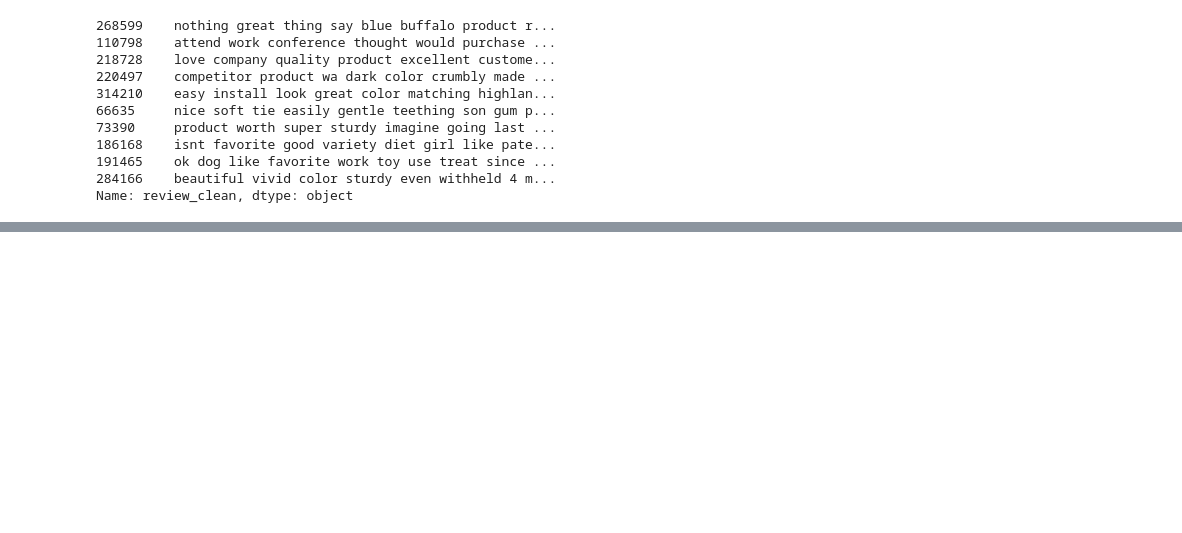
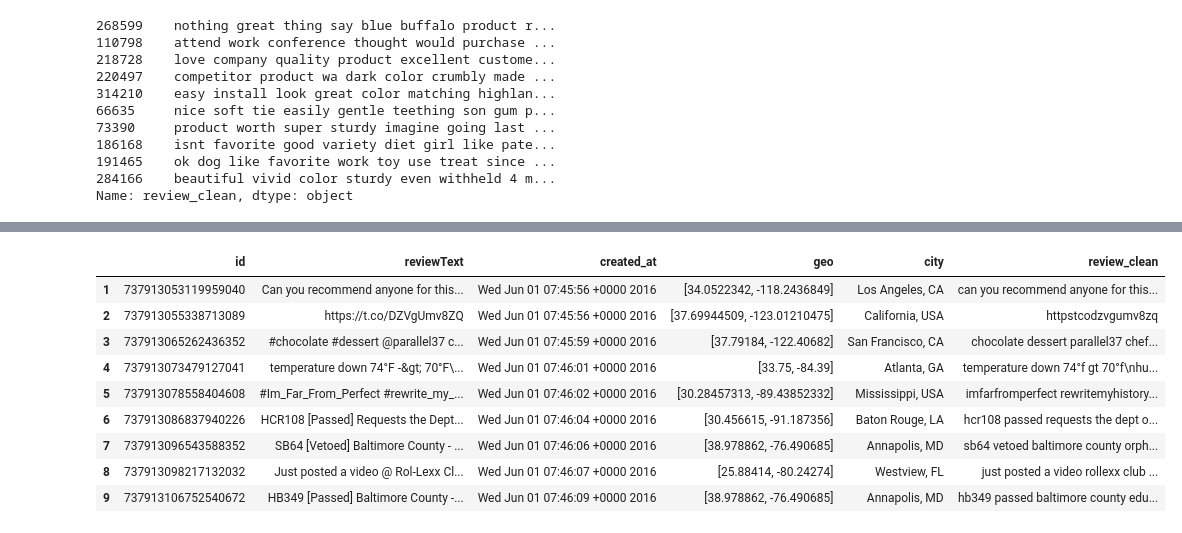
Before and after one commit to digeno/ProyectoFinMasterDataScience, a Jupyter notebook: Data Engineering.ipynb, the cells around one changed output, grey strips where cells are left out. Cells and saved outputs as stored; diff of their text form; code cells hidden in the pictures; blank space fills up the shorter version.

```diff
--- a/Data Engineering.ipynb
+++ b/Data Engineering.ipynb
@@ -233,0 +261,13 @@ f.close()
+# %%
+dfTweeterSample
+# %% [output]
+|  | id | reviewText | created_at | geo | city | review_clean |
+| 1 | 737913053119959040 | Can you recommend anyone for this... | Wed Jun 01 07:45:56 +0000 2016 | [34.0522342, -118.2436849] | Los Angeles, CA | can you recommend anyone for this... |
+| 2 | 737913055338713089 | https://t.co/DZVgUmv8ZQ | Wed Jun 01 07:45:56 +0000 2016 | [37.69944509, -123.01210475] | California, USA | httpstcodzvgumv8zq |
+| 3 | 737913065262436352 | #chocolate #dessert @parallel37 c... | Wed Jun 01 07:45:59 +0000 2016 | [37.79184, -122.40682] | San Francisco, CA | chocolate dessert parallel37 chef... |
+| 4 | 737913073479127041 | temperature down 74°F -&gt; 70°F\... | Wed Jun 01 07:46:01 +0000 2016 | [33.75, -84.39] | Atlanta, GA | temperature down 74°f gt 70°f\nhu... |
+| 5 | 737913078558404608 | #Im_Far_From_Perfect #rewrite_my_... | Wed Jun 01 07:46:02 +0000 2016 | [30.28457313, -89.43852332] | Mississippi, USA | imfarfromperfect rewritemyhistory... |
+| 6 | 737913086837940226 | HCR108 [Passed] Requests the Dept... | Wed Jun 01 07:46:04 +0000 2016 | [30.456615, -91.187356] | Baton Rouge, LA | hcr108 passed requests the dept o... |
+| 7 | 737913096543588352 | SB64 [Vetoed] Baltimore County - ... | Wed Jun 01 07:46:06 +0000 2016 | [38.978862, -76.490685] | Annapolis, MD | sb64 vetoed baltimore county orph... |
+| 8 | 737913098217132032 | Just posted a video @ Rol-Lexx Cl... | Wed Jun 01 07:46:07 +0000 2016 | [25.88414, -80.24274] | Westview, FL | just posted a video rollexx club ... |
+| 9 | 737913106752540672 | HB349 [Passed] Baltimore County -... | Wed Jun 01 07:46:09 +0000 2016 | [38.978862, -76.490685] | Annapolis, MD | hb349 passed baltimore county edu... |
```
Also changed, not shown: parts of 23 cells of this notebook.
